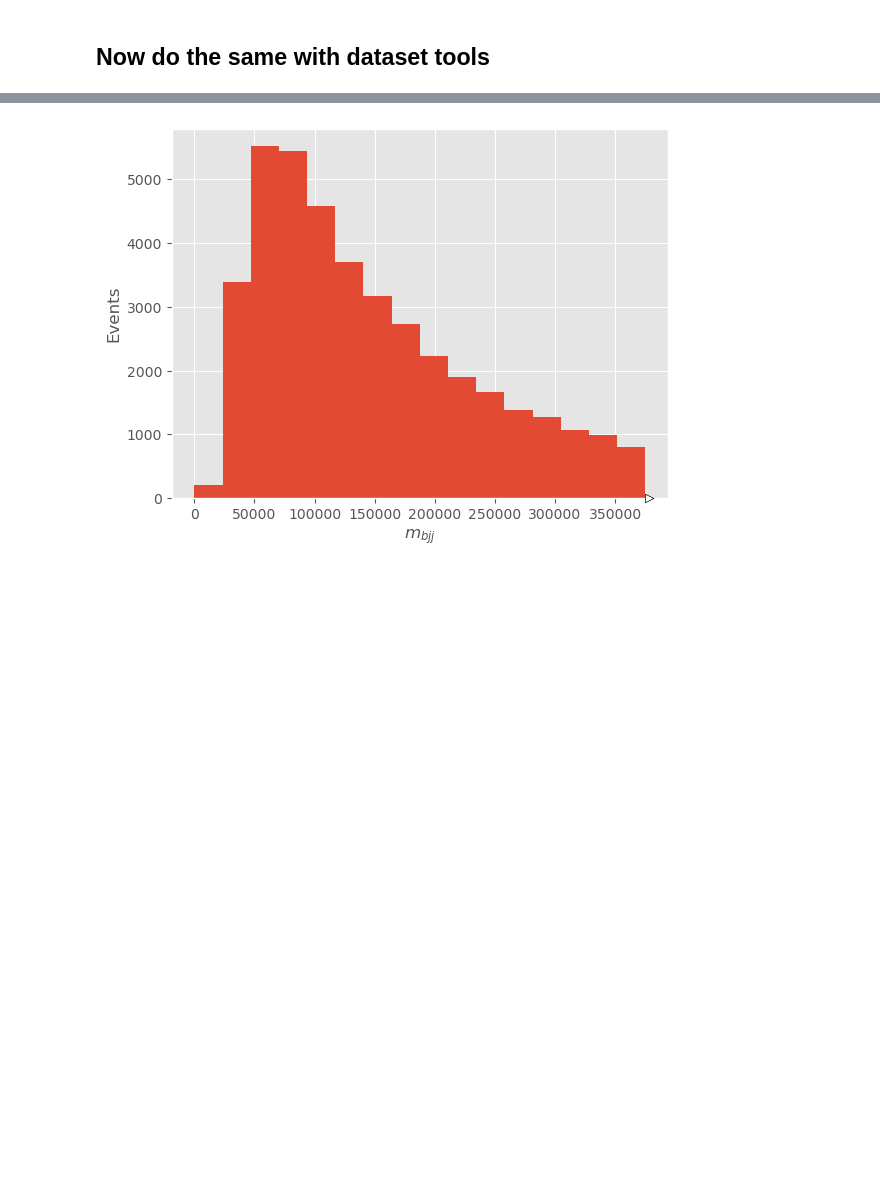
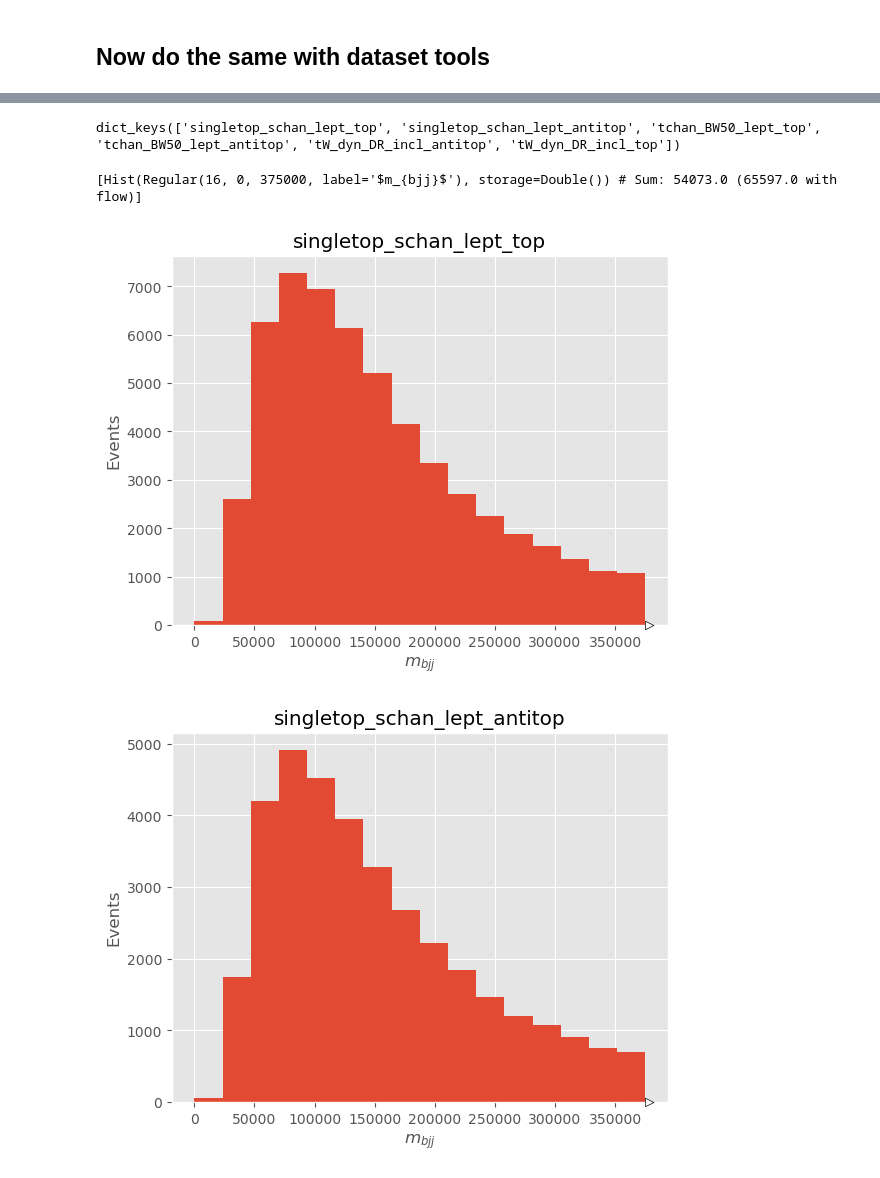
Before and after one commit to iris-hep/agc-physlite, a Jupyter notebook: main_code.ipynb, the cells around one changed output, grey strips where cells are left out. Cells and saved outputs as stored; diff of their text form; code cells hidden in the pictures; blank space fills up the shorter version.

Commit message:
analysis of different processes was added

```diff
--- a/main_code.ipynb
+++ b/main_code.ipynb
@@ -270,11 +359,25 @@ Wall time: 1min 4s
+# %%
+print(out.keys())
+# %% [output]
+dict_keys(['singletop_schan_lept_top', 'singletop_schan_lept_antitop', 'tchan_BW50_lept_top', 'tchan_BW50_lept_antitop', 'tW_dyn_DR_incl_antitop', 'tW_dyn_DR_incl_top'])
 # %%
-# stack all the histograms together, as we processed each file separately
-full_histogram = sum([v["hist_mtop"] for v in out.values()])
+print([out["singletop_schan_lept_top"]["hist_mtop"]])
+# %% [output]
+[Hist(Regular(16, 0, 375000, label='$m_{bjj}$'), storage=Double()) # Sum: 54073.0 (65597.0 with flow)]
 # %%
-# plot
-artists = full_histogram.plot(histtype="fill")
+for proc_name in out.keys():
 
-ax = artists[0].stairs.axes
-ax.set_ylabel("Events");
+    # stack all the histograms together, as we processed each file separately
+    full_histogram = sum( [out[proc_name]["hist_mtop"]] )
+
+    # plot
+
+    plt.figure()
+    artists = full_histogram.plot(histtype="fill")
+
+    ax = artists[0].stairs.axes
+    ax.set_ylabel("Events");
+    ax.set_title(proc_name)
 # %% [output]
-[figure, old version]
+[figure, new version]
+[figure, added]
```
Also changed, not shown: parts of 3 cells of this notebook.
